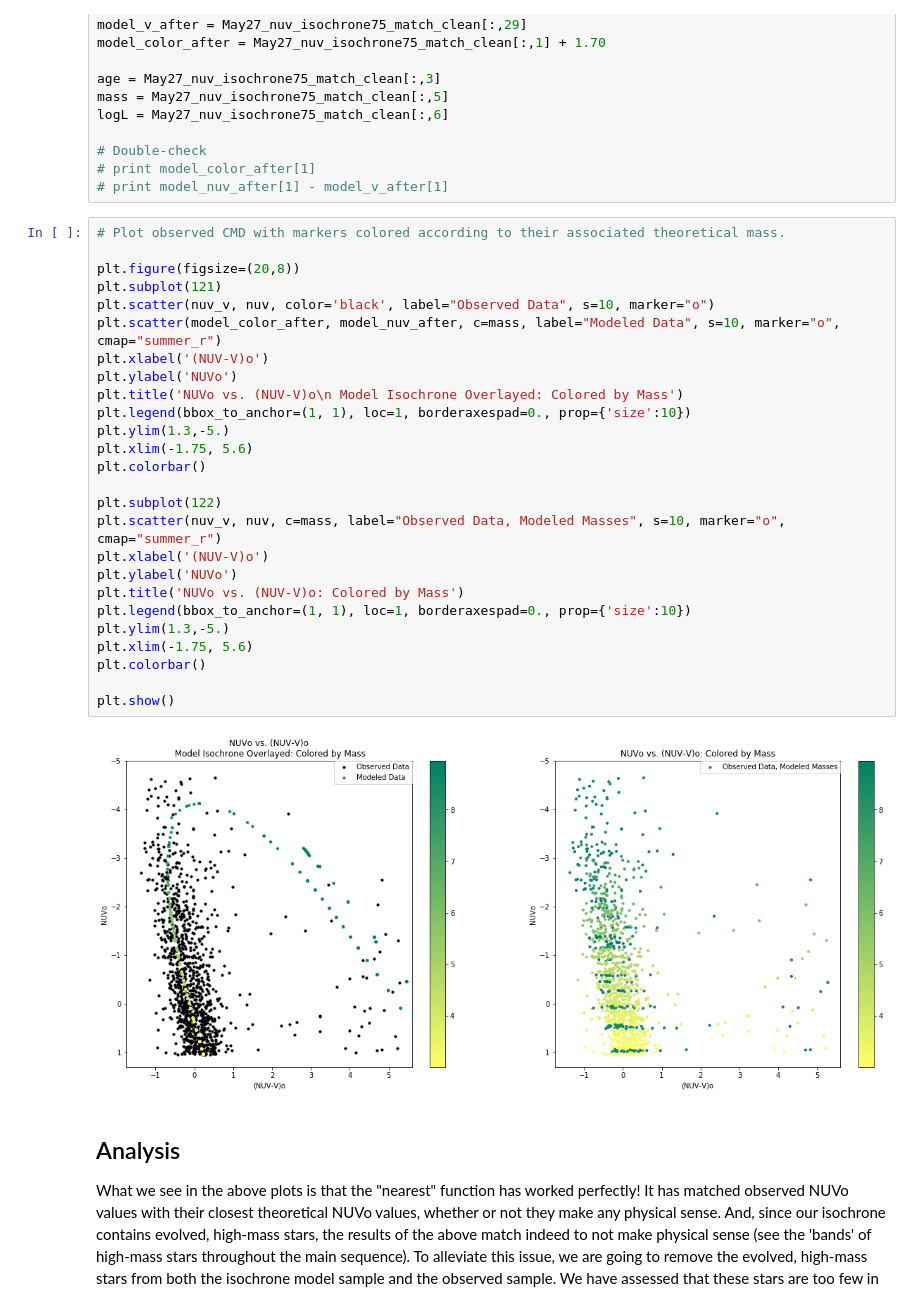
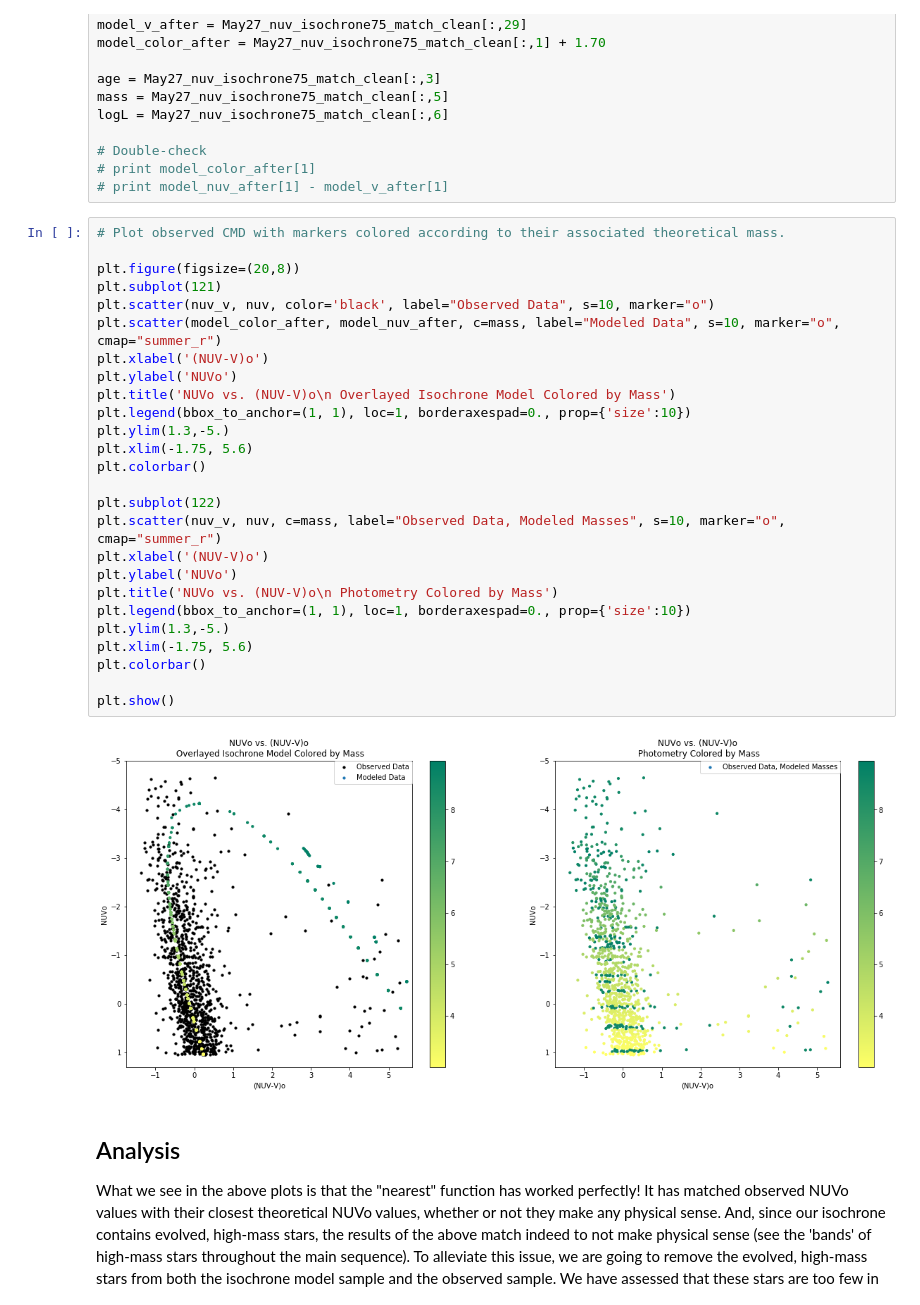
Before and after one commit to leahmfulmer/star-formation-smc-wing, a Jupyter notebook: Isochrone Match.ipynb, the cells around one changed output. Saved outputs shown, nothing was run; the diff lists cells and outputs as text.

```diff
--- a/Isochrone Match.ipynb
+++ b/Isochrone Match.ipynb
@@ -135,31 +174,31 @@ logL = May27_nuv_isochrone75_match_clean[:,6]
 # %%
 # Plot observed CMD with markers colored according to their associated theoretical mass.
 
 plt.figure(figsize=(20,8))
 plt.subplot(121)
 plt.scatter(nuv_v, nuv, color='black', label="Observed Data", s=10, marker="o")
 plt.scatter(model_color_after, model_nuv_after, c=mass, label="Modeled Data", s=10, marker="o", cmap="summer_r")
 plt.xlabel('(NUV-V)o')
 plt.ylabel('NUVo')
-plt.title('NUVo vs. (NUV-V)o\n Model Isochrone Overlayed: Colored by Mass')
+plt.title('NUVo vs. (NUV-V)o\n Overlayed Isochrone Model Colored by Mass')
 plt.legend(bbox_to_anchor=(1, 1), loc=1, borderaxespad=0., prop={'size':10})
 plt.ylim(1.3,-5.)
 plt.xlim(-1.75, 5.6)
 plt.colorbar()
 
 plt.subplot(122)
 plt.scatter(nuv_v, nuv, c=mass, label="Observed Data, Modeled Masses", s=10, marker="o", cmap="summer_r")
 plt.xlabel('(NUV-V)o')
 plt.ylabel('NUVo')
-plt.title('NUVo vs. (NUV-V)o: Colored by Mass')
+plt.title('NUVo vs. (NUV-V)o\n Photometry Colored by Mass')
 plt.legend(bbox_to_anchor=(1, 1), loc=1, borderaxespad=0., prop={'size':10})
 plt.ylim(1.3,-5.)
 plt.xlim(-1.75, 5.6)
 plt.colorbar()
 
 plt.show()
 # %% [output]
-[figure, old version]
+[figure, new version]
 # %% [markdown]
 ## Analysis
 
```
Also changed, not shown: parts of 9 cells of this notebook, 7 other files.
